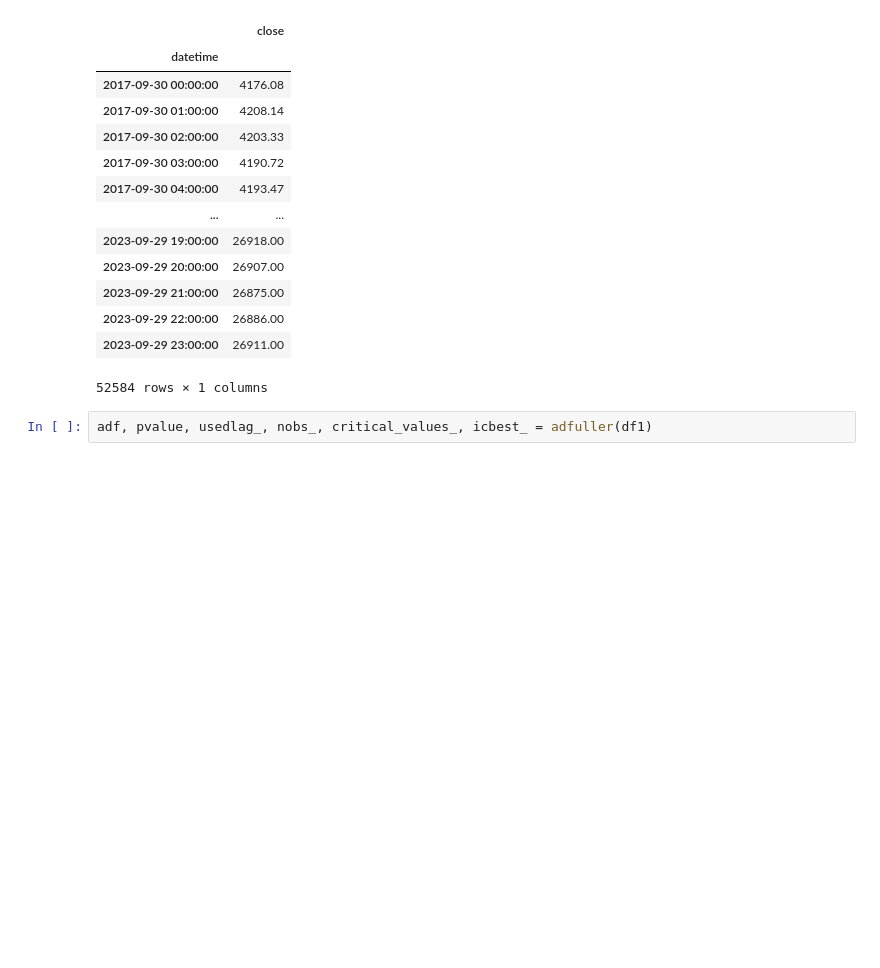
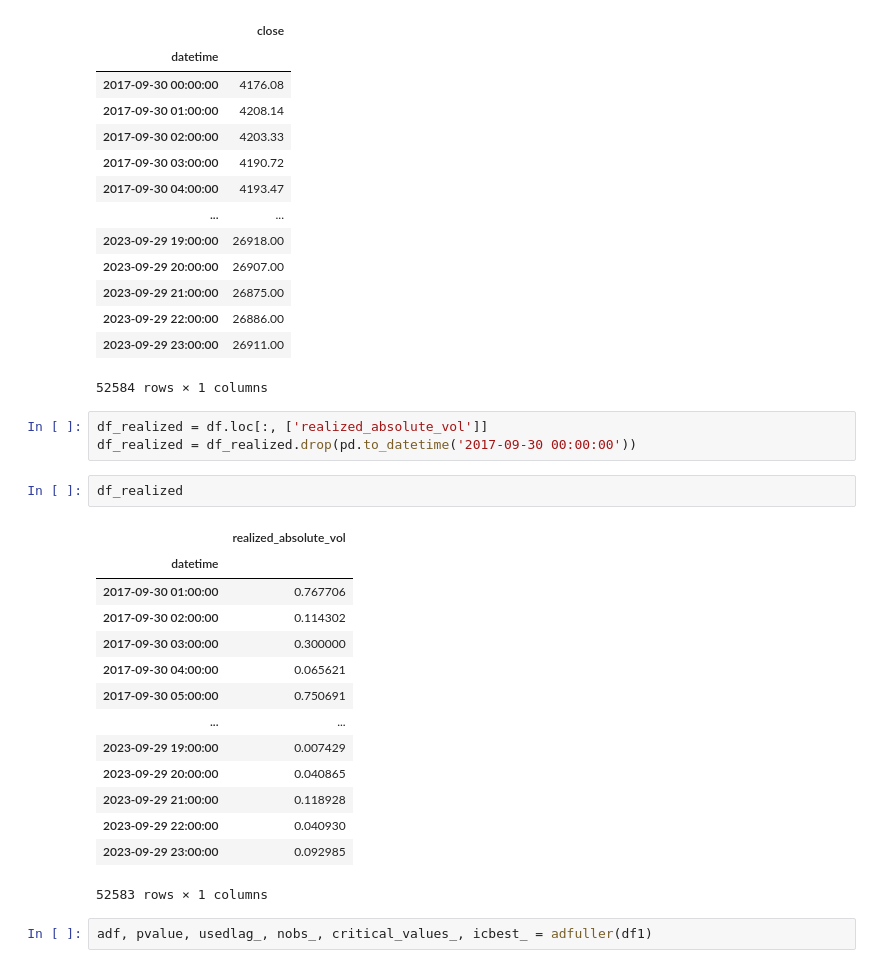
Before and after one commit to michaelhammer1/Bitcoin-Price, a Jupyter notebook: First Model.ipynb, the cells around one changed output. Saved outputs shown, nothing was run; the diff lists cells and outputs as text; blank space fills up the shorter version.

```diff
--- a/First Model.ipynb
+++ b/First Model.ipynb
@@ -86,6 +108,26 @@ df1
 | 2023-09-29 22:00:00 | 26886.00 |
 | 2023-09-29 23:00:00 | 26911.00 |
 52584 rows × 1 columns
+# %%
+df_realized = df.loc[:, ['realized_absolute_vol']]
+df_realized = df_realized.drop(pd.to_datetime('2017-09-30 00:00:00'))
+# %%
+df_realized
+# %% [output]
+|  | realized_absolute_vol |
+| datetime |  |
+| 2017-09-30 01:00:00 | 0.767706 |
+| 2017-09-30 02:00:00 | 0.114302 |
+| 2017-09-30 03:00:00 | 0.300000 |
+| 2017-09-30 04:00:00 | 0.065621 |
+| 2017-09-30 05:00:00 | 0.750691 |
+| ... | ... |
+| 2023-09-29 19:00:00 | 0.007429 |
+| 2023-09-29 20:00:00 | 0.040865 |
+| 2023-09-29 21:00:00 | 0.118928 |
+| 2023-09-29 22:00:00 | 0.040930 |
+| 2023-09-29 23:00:00 | 0.092985 |
+52583 rows × 1 columns
 # %%
 adf, pvalue, usedlag_, nobs_, critical_values_, icbest_ = adfuller(df1)
 # %%
```
Also changed, not shown: parts of 14 cells of this notebook, 7 other files.
